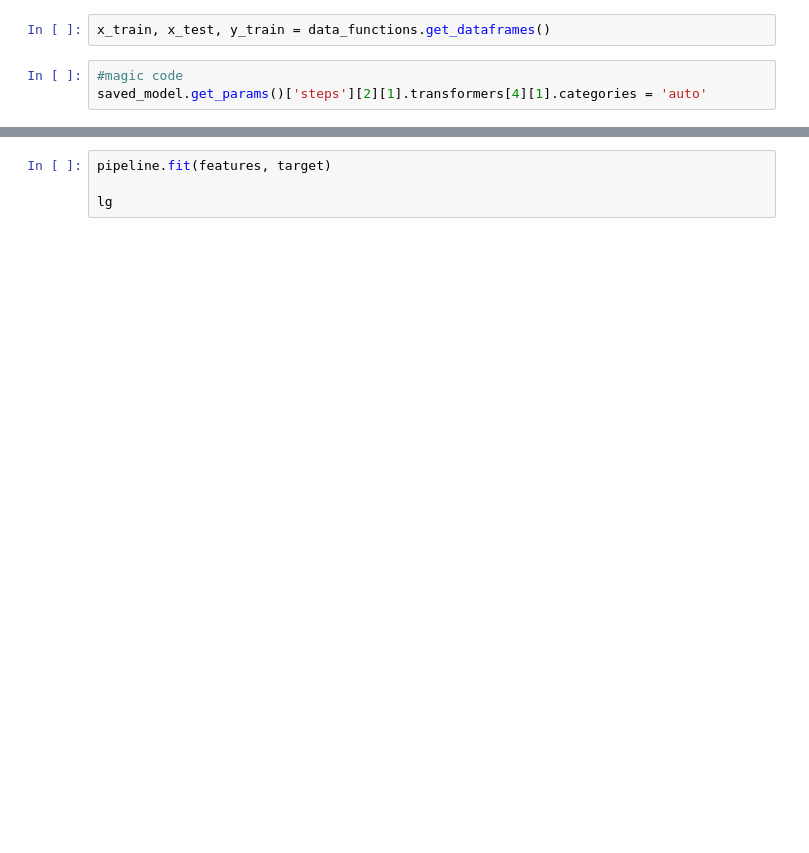
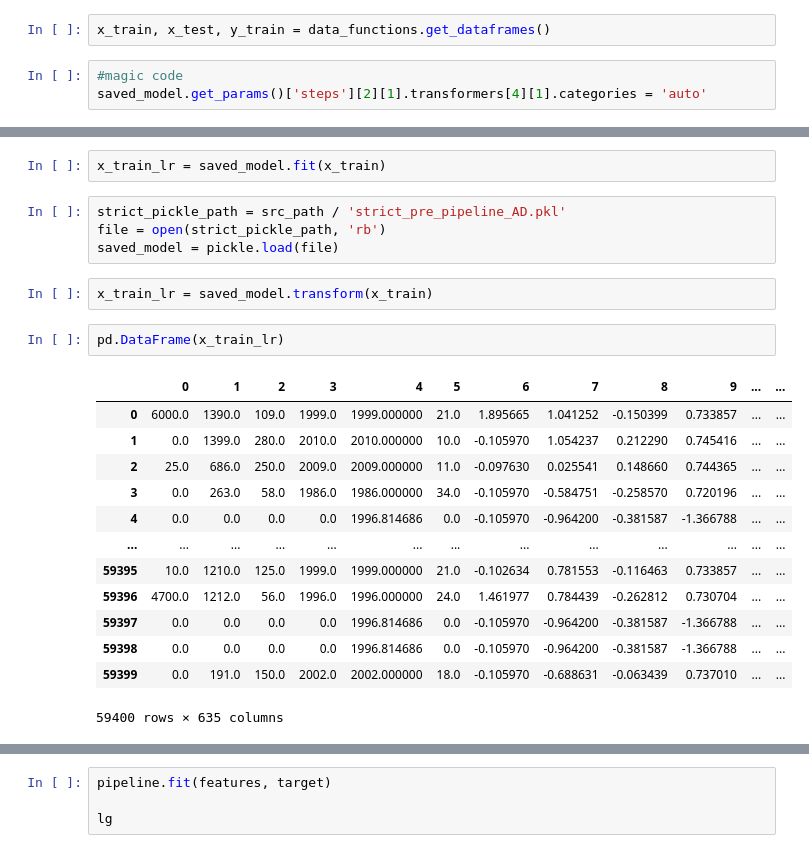
Before and after one commit to MWilliamson96/Tanzania_Well_Competition, a Jupyter notebook: eda/Angelica_Models.ipynb, the cells around one changed output, grey strips where cells are left out. Cells and saved outputs as stored; diff of their text form; blank space fills up the shorter version.

```diff
--- a/eda/Angelica_Models.ipynb
+++ b/eda/Angelica_Models.ipynb
@@ -30,0 +52,24 @@ saved_model.get_params()['steps'][2][1].transformers[4][1].categories = 'auto'
+# %%
+x_train_lr = saved_model.fit(x_train)
+# %%
+strict_pickle_path = src_path / 'strict_pre_pipeline_AD.pkl'
+file = open(strict_pickle_path, 'rb')
+saved_model = pickle.load(file)
+# %%
+x_train_lr = saved_model.transform(x_train)
+# %%
+pd.DataFrame(x_train_lr)
+# %% [output]
+|  | 0 | 1 | 2 | 3 | 4 | 5 | 6 | 7 | 8 | 9 | ... | ... |
+| 0 | 6000.0 | 1390.0 | 109.0 | 1999.0 | 1999.000000 | 21.0 | 1.895665 | 1.041252 | -0.150399 | 0.733857 | ... | ... |
+| 1 | 0.0 | 1399.0 | 280.0 | 2010.0 | 2010.000000 | 10.0 | -0.105970 | 1.054237 | 0.212290 | 0.745416 | ... | ... |
+| 2 | 25.0 | 686.0 | 250.0 | 2009.0 | 2009.000000 | 11.0 | -0.097630 | 0.025541 | 0.148660 | 0.744365 | ... | ... |
+| 3 | 0.0 | 263.0 | 58.0 | 1986.0 | 1986.000000 | 34.0 | -0.105970 | -0.584751 | -0.258570 | 0.720196 | ... | ... |
+| 4 | 0.0 | 0.0 | 0.0 | 0.0 | 1996.814686 | 0.0 | -0.105970 | -0.964200 | -0.381587 | -1.366788 | ... | ... |
+| ... | ... | ... | ... | ... | ... | ... | ... | ... | ... | ... | ... | ... |
+| 59395 | 10.0 | 1210.0 | 125.0 | 1999.0 | 1999.000000 | 21.0 | -0.102634 | 0.781553 | -0.116463 | 0.733857 | ... | ... |
+| 59396 | 4700.0 | 1212.0 | 56.0 | 1996.0 | 1996.000000 | 24.0 | 1.461977 | 0.784439 | -0.262812 | 0.730704 | ... | ... |
+| 59397 | 0.0 | 0.0 | 0.0 | 0.0 | 1996.814686 | 0.0 | -0.105970 | -0.964200 | -0.381587 | -1.366788 | ... | ... |
+| 59398 | 0.0 | 0.0 | 0.0 | 0.0 | 1996.814686 | 0.0 | -0.105970 | -0.964200 | -0.381587 | -1.366788 | ... | ... |
+| 59399 | 0.0 | 191.0 | 150.0 | 2002.0 | 2002.000000 | 18.0 | -0.105970 | -0.688631 | -0.063439 | 0.737010 | ... | ... |
+59400 rows × 635 columns
```
Also changed, not shown: parts of 23 cells of this notebook.
